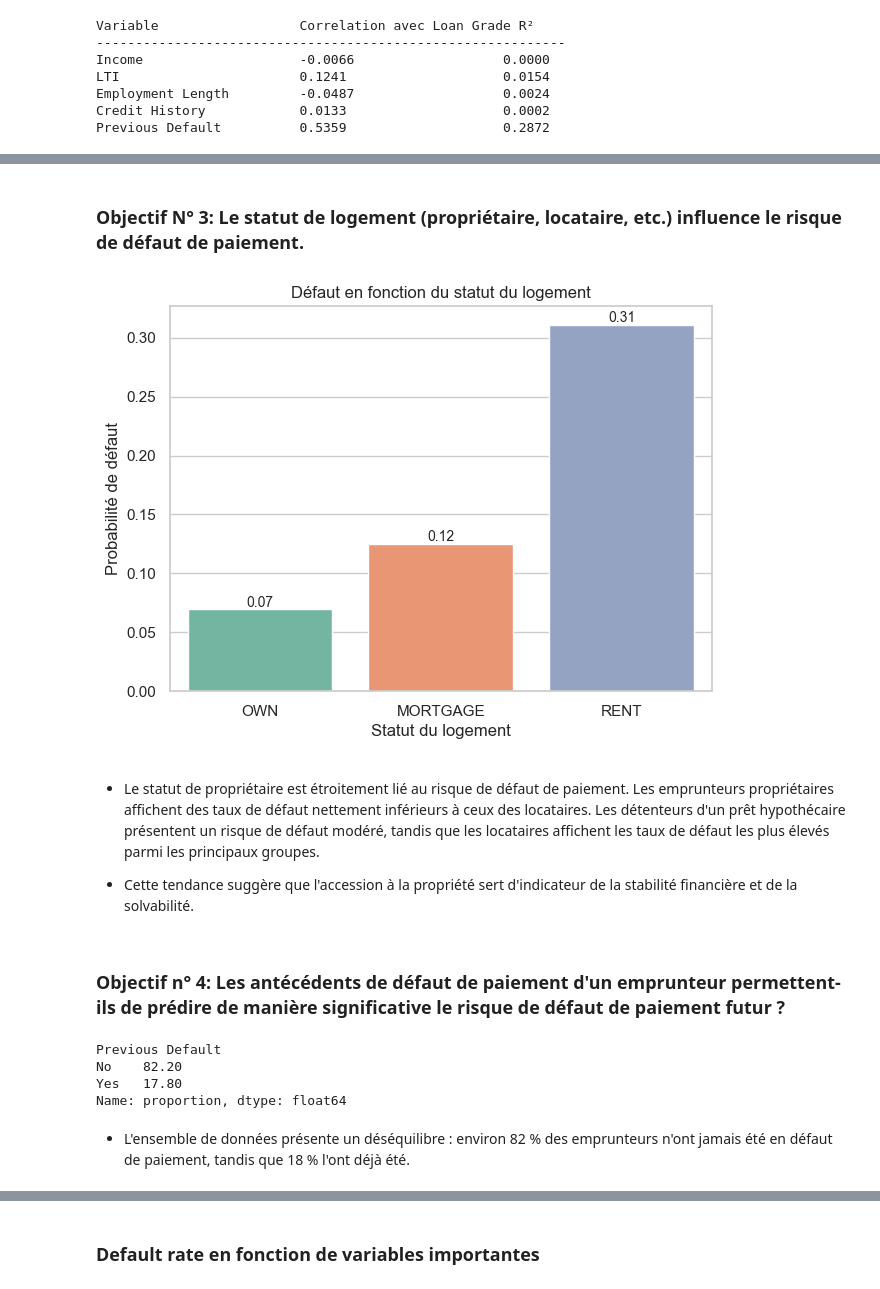
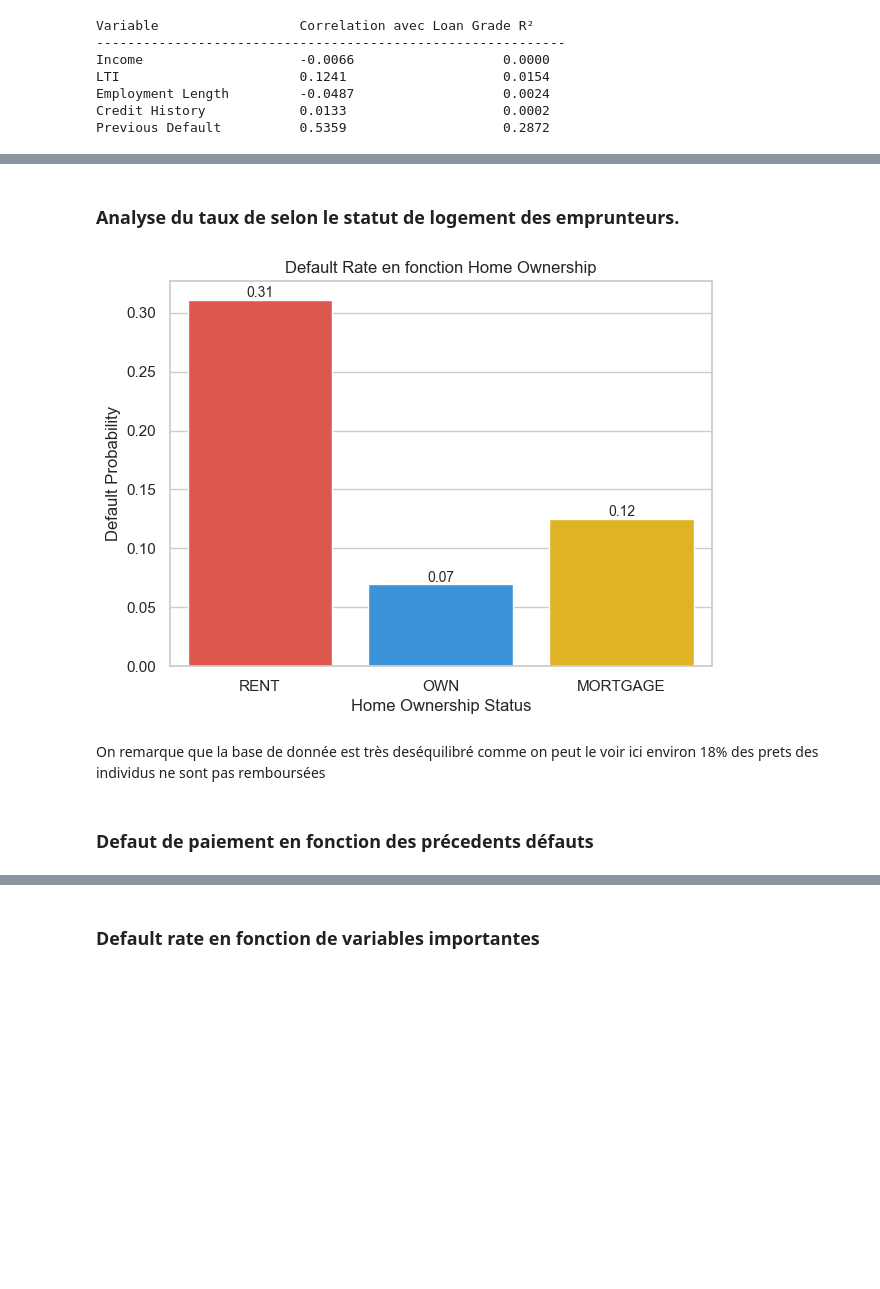
Before and after one commit to YATABARE-Cheikna-Amala/Projet-Final-Python_Pour_la_Data_Science, a Jupyter notebook: Projet_python_pour_la_data_science.ipynb, the cells around one changed output, grey strips where cells are left out. Cells and saved outputs as stored; diff of their text form; code cells hidden in the pictures; blank space fills up the shorter version.

```diff
--- a/Projet_python_pour_la_data_science.ipynb
+++ b/Projet_python_pour_la_data_science.ipynb
@@ -581,29 +592,28 @@ Toutefois, ces différences ne sont pas très marquées, et il n'y a pas de dém
 # %% [markdown]
-### Objectif N° 3: Le statut de logement (propriétaire, locataire, etc.) influence le risque de défaut de paiement.
+### Analyse du taux de selon le statut de logement des emprunteurs.
 # %%
 plt.figure(figsize=(7,5))
 
 ax = sns.barplot(
     x='Home Ownership',
     y='Default Status',
     data=data,
-    palette = ['#66C2A5', '#FC8D62', '#8DA0CB'],
+    order=['RENT', 'OWN', 'MORTGAGE'],
+    palette=['#F44336', '#2196F3', '#FFC107'],
     errorbar=None
 )
 
 # Add labels
 for p in ax.patches:
     ax.annotate(f'{p.get_height():.2f}',
                 (p.get_x() + p.get_width() / 2., p.get_height()),
                 ha='center', va='bottom', fontsize=10)
 
-plt.title('Défaut en fonction du statut du logement')
-plt.xlabel('Statut du logement')
-plt.ylabel('Probabilité de défaut')
+plt.title('Default Rate en fonction Home Ownership')
+plt.xlabel('Home Ownership Status')
+plt.ylabel('Default Probability')
 plt.show()
 # %% [output]
-[figure, old version]
+[figure, new version]
 # %% [markdown]
-- Le statut de propriétaire est étroitement lié au risque de défaut de paiement. Les emprunteurs propriétaires affichent des taux de défaut nettement inférieurs à ceux des locataires. Les détenteurs d'un prêt hypothécaire présentent un risque de défaut modéré, tandis que les locataires affichent les taux de défaut les plus élevés parmi les principaux groupes.
-
-- Cette tendance suggère que l'accession à la propriété sert d'indicateur de la stabilité financière et de la solvabilité.
+On remarque que la base de donnée est très deséquilibré comme on peut le voir ici environ 18% des prets des individus ne sont pas remboursées
@@ -610,12 +622,3 @@ plt.show()
 # %% [markdown]
-### Objectif n° 4: Les antécédents de défaut de paiement d'un emprunteur permettent-ils de prédire de manière significative le risque de défaut de paiement futur ?
+### Defaut de paiement en fonction des précedents défauts
-# %%
-(data['Previous Default'].value_counts(normalize=True) * 100).round(1)
-# %% [output]
-Previous Default
-No    82.20
-Yes   17.80
-Name: proportion, dtype: float64
-# %% [markdown]
-- L'ensemble de données présente un déséquilibre : environ 82 % des emprunteurs n'ont jamais été en défaut de paiement, tandis que 18 % l'ont déjà été.
 # %%
```
Also changed, not shown: parts of 57 cells of this notebook.
